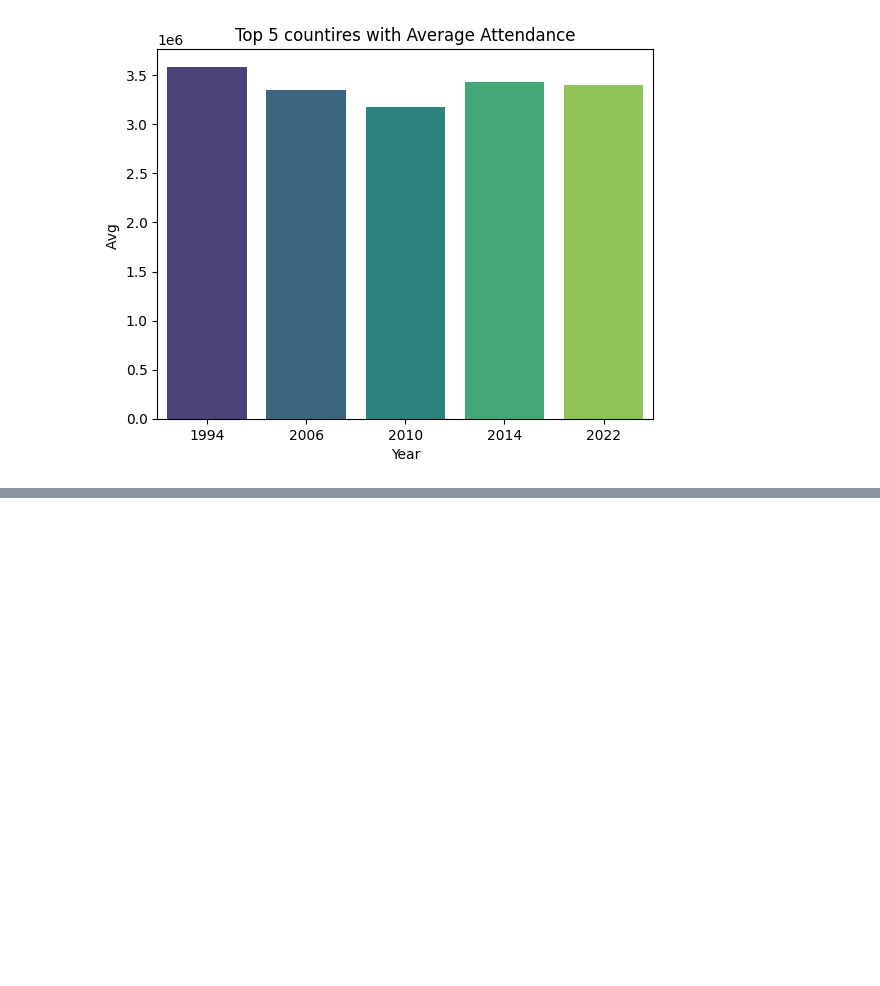
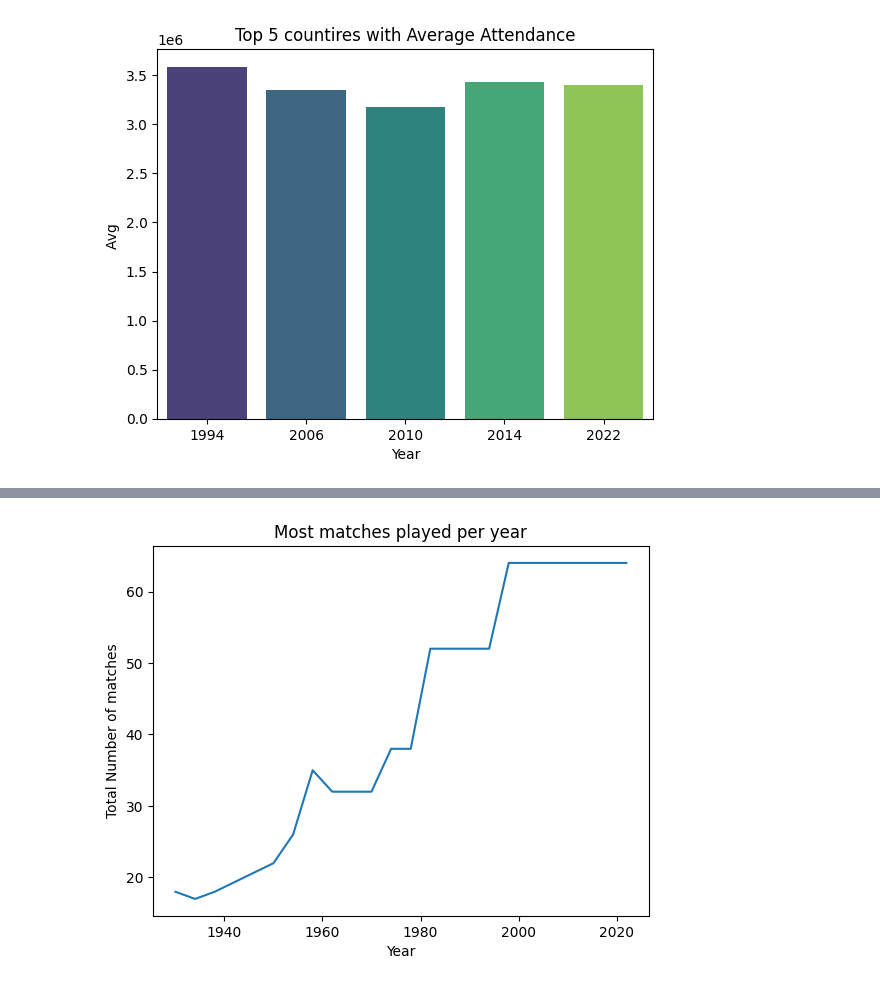
Before and after one commit to ShlokGadhave/l-Football-Analytics-Match-Performance-Goal-Scoring-Insights, a Jupyter notebook: World_Cups.ipynb, the cells around one changed output, grey strips where cells are left out. Saved outputs shown, nothing was run; the diff lists cells and outputs as text; code cells hidden in the pictures; blank space fills up the shorter version.

```diff
--- a/World_Cups.ipynb
+++ b/World_Cups.ipynb
@@ -189,0 +201,8 @@ Text(0, 0.5, 'Avg ')
+# %%
+sns.lineplot(data=df,x='Year',y='Matches')
+plt.title('Most matches played per year')
+plt.xlabel('Year')
+plt.ylabel('Total Number of matches')
+plt.show()
+# %% [output]
+[figure, added]
```
Also changed, not shown: parts of 6 cells of this notebook.
